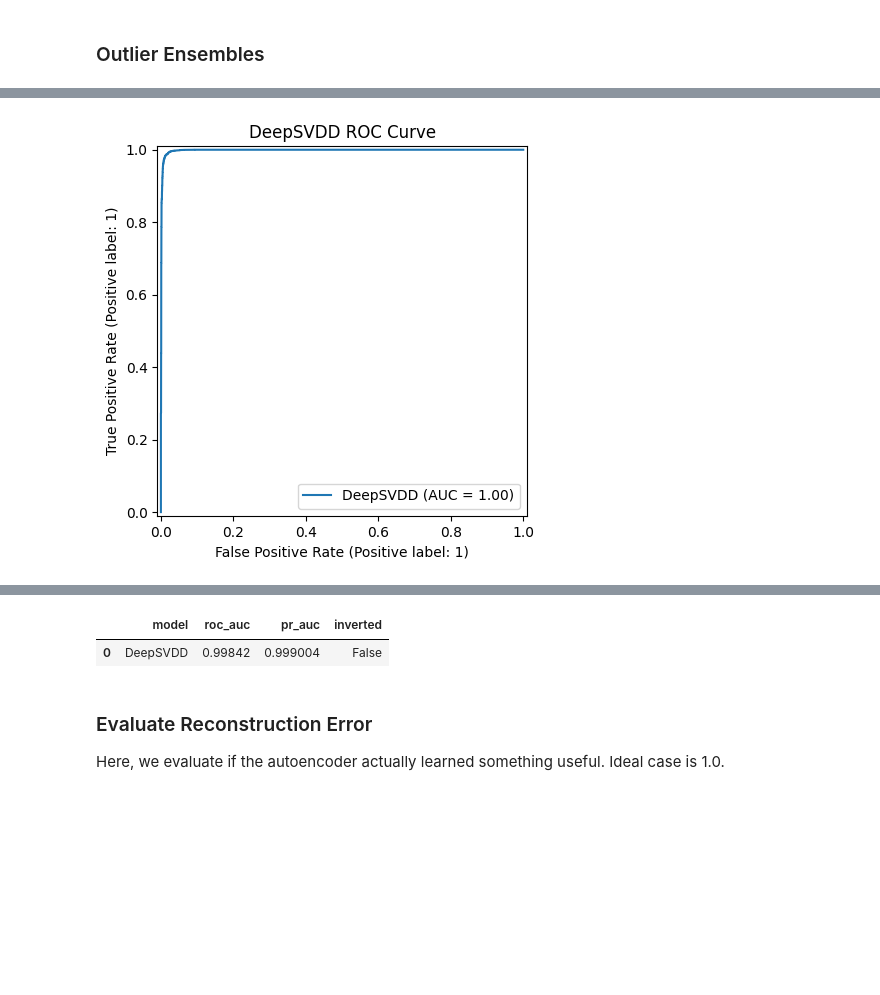
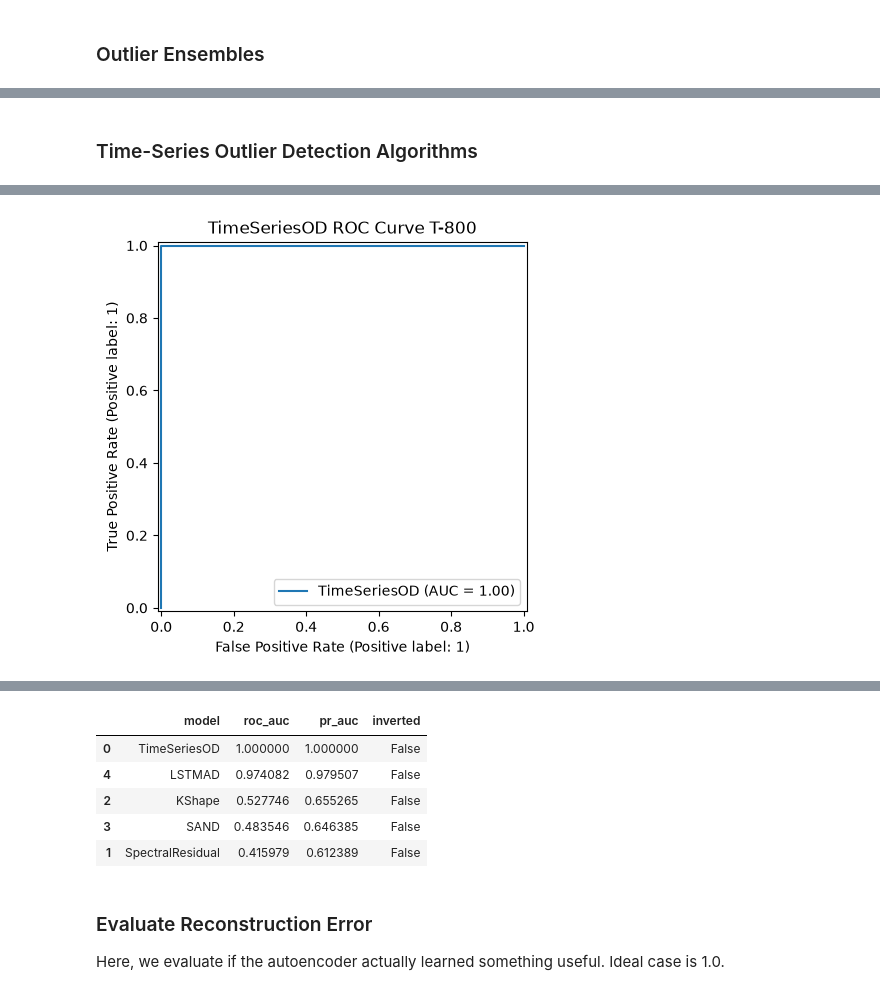
Before and after one commit to ericnmt/htd-benchmarking, a Jupyter notebook: notebooks/T800-HT-ML-Pipeline.ipynb, the cells around one changed output, grey strips where cells are left out. Cells and saved outputs as stored; diff of their text form; code cells hidden in the pictures; blank space fills up the shorter version.

```diff
--- a/notebooks/T800-HT-ML-Pipeline.ipynb
+++ b/notebooks/T800-HT-ML-Pipeline.ipynb
@@ -182,7 +183,7 @@ Formalize the data splits for training and testing batches. This will be done on
 # 60/40 split on train/test
 train_normal = d2[:5000]
 test_normal = d2[5000:]
-test_anom = t2[:10000]
+test_anom = t2[:]
 
 print(train_normal.shape, test_normal.shape, test_anom.shape)
 # %% [output]
@@ -346,6 +347,13 @@ with torch.no_grad():
 print(Z_train.shape)
 # %% [output]
 (5000, 32)
+# %%
+# Fit latent space vectors
+z_scaler = StandardScaler().fit(Z_train)
+
+Z_train = z_scaler.transform(Z_train)
+Z_test_norm = z_scaler.transform(Z_test_norm)
+Z_test_anom = z_scaler.transform(Z_test_anom)
 # %% [markdown]
 ### Fit and Detect with ECOD
 [Empirical Cumulative disribution-based Outlier Detection](https://pyod.readthedocs.io/en/latest/pyod.models.tabular.html#module-pyod.models.ecod) is a parameter free outlier detection algorithm based on empirical CDF functions.Here, we analyze the model's performance using ROC-AUC and Precision-Recall AUC (PR-AUC) scores. NOTE that score values were negated due to ECOD's native output requiring a sign correction.
@@ -411,4 +391,9 @@ XGBOD ROC:0.5, precision @ rank n:0.0
 # %%
+import pyod as pyod
+from pyod.models.ecod import ECOD
+from pyod.utils.data import evaluate_print
+from sklearn.metrics import roc_auc_score, average_precision_score
+
 def compute_metrics(name, scores_normal, scores_anom, plot=True):
   scores = np.concatenate([scores_normal, scores_anom])
   labels = np.concatenate([np.zeros(len(scores_normal)), np.ones(len(scores_anom))])
@@ -421,7 +406,8 @@ def compute_metrics(name, scores_normal, scores_anom, plot=True):
 
   if plot:
     RocCurveDisplay.from_predictions(labels, scores, name=name)
-    plt.title(f"{name} ROC Curve")
+    plt.title(f"{name} ROC Curve AES-T800")
+    plt.savefig(f"{T800_FIGS}{name}_roc_curve", dpi=240, bbox_inches='tight')
     plt.show()
   return result
 # %%
@@ -676,18 +953,19 @@ display(results_df)
+# %% [markdown]
+### Time-Series Outlier Detection Algorithms
 # %%
-# IMPORT MODELS HERE
-from pyod.models.anogan import AnoGAN
-from pyod.models.so_gaal import SO_GAAL
-from pyod.models.deep_svdd import DeepSVDD
+from pyod.models.ts_od import TimeSeriesOD
+from pyod.models.ts_spectral_residual import SpectralResidual
+from pyod.models.ts_kshape import KShape
+from pyod.models.ts_sand import SAND
+from pyod.models.ts_lstm import LSTMAD
+from pyod.models.ts_anomaly_transformer import AnomalyTransformer
 
-import numpy as np
-import pandas as pd
-
-# "name": (lambda: classifier(), Invert(T/F))
 detectors = {
-    "DeepSVDD": (lambda: DeepSVDD(n_features=32,use_ae=False,random_state=SEED,epochs=20), False),
-    # "SO_GAAL": (lambda: SO_GAAL(), False)
-    # AUTOGAN AUC: 0.75
-    # "AnoGAN": (lambda: AnoGAN(epochs=20), False)
+    "TimeSeriesOD": (lambda: TimeSeriesOD(), False),
+    "SpectralResidual": (lambda: SpectralResidual(), False),
+    "KShape": (lambda: KShape(), False),
+    "SAND": (lambda: SAND(), False),
+    "LSTMAD": (lambda: LSTMAD(), False),
 }
 
 results = [
@@ -695,8 +973,7 @@ results = [
     for name, (make, inv) in detectors.items()
 ]
 
-# results.append(compute_metrics("AE recon error", mse_norm, mse_anom))
-
 results_df = pd.DataFrame(results).sort_values("roc_auc", ascending=False)
+results_df.to_csv(f"{T800_DFS}07_time_series_od_results.csv", index=True)
 display(results_df)
 # %% [output]
@@ -723 +980 @@ Epoch 20/20, Loss: 1.4123761313967407
-[figure, old version]
+[figure, new version]
@@ -724,5 +985,9 @@ Epoch 20/20, Loss: 1.4123761313967407
 |  | model | roc_auc | pr_auc | inverted |
-| 0 | DeepSVDD | 0.99842 | 0.999004 | False |
+| 0 | TimeSeriesOD | 1.000000 | 1.000000 | False |
+| 4 | LSTMAD | 0.974082 | 0.979507 | False |
+| 2 | KShape | 0.527746 | 0.655265 | False |
+| 3 | SAND | 0.483546 | 0.646385 | False |
+| 1 | SpectralResidual | 0.415979 | 0.612389 | False |
 # %% [markdown]
 ### Evaluate Reconstruction Error
 Here, we evaluate if the autoencoder actually learned something useful. Ideal case is 1.0.
```
Also changed, not shown: parts of 28 cells of this notebook.
